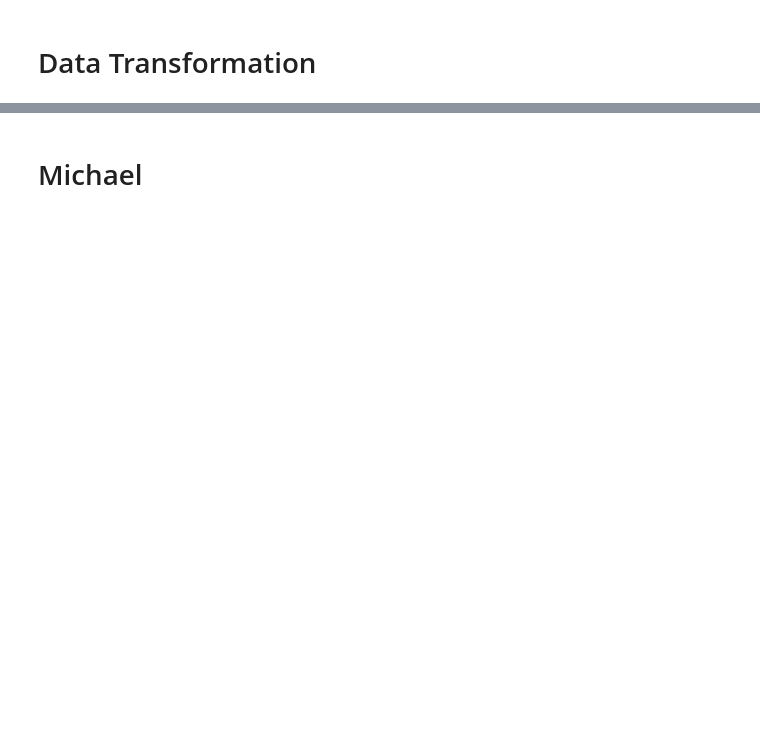
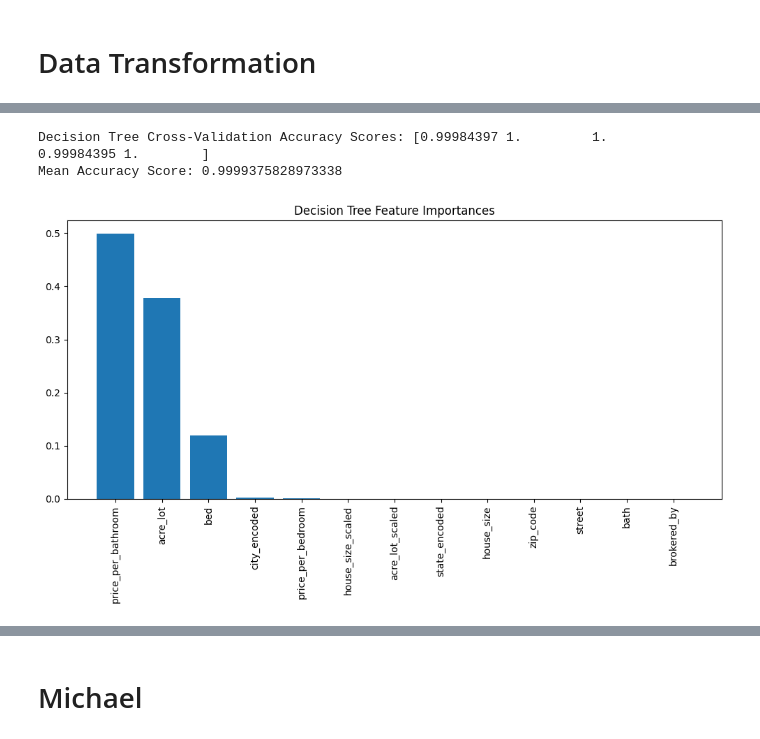
Before and after one commit to ReccaS/Project-2-Machine-Learning, a Jupyter notebook: Project 2.ipynb, the cells around one changed output, grey strips where cells are left out. Saved outputs shown, nothing was run; the diff lists cells and outputs as text; code cells hidden in the pictures; blank space fills up the shorter version.

```diff
--- a/Project 2.ipynb
+++ b/Project 2.ipynb
@@ -840,0 +691,18 @@ plt.show()
+# %%
+# Set up the Decision Tree Classifier model with a pipeline for scaling
+dt_pipeline = Pipeline([
+    ('scaler', StandardScaler()),
+    ('dt', DecisionTreeClassifier(random_state=42))
+])
+# %%
+# Hyperparameters to tune
+param_grid = {
+    'dt__max_depth': [None, 10, 20, 30, 40, 50],
+    'dt__min_samples_split': [2, 5, 10],
+    'dt__min_samples_leaf': [1, 2, 4],
+    'dt__criterion': ['gini', 'entropy']
+}
+# %%
+# Perform GridSearchCV to find the best hyperparameters
+grid_search_dt = GridSearchCV(dt_pipeline, param_grid, cv=5, scoring='accuracy', n_jobs=-1)
+grid_search_dt.fit(X_train, y_train)
@@ -840,0 +720,5 @@ plt.show()
+# %%
+# Best parameters and model performance
+best_dt_model = grid_search_dt.best_estimator_
+print(f"Best Hyperparameters for Decision Tree: {grid_search_dt.best_params_}")
+print(f"Best Cross-Validation Accuracy for Decision Tree: {grid_search_dt.best_score_}")
@@ -840,0 +751,21 @@ plt.show()
+# %%
+# Evaluate using cross-validation for more robust performance metrics
+cv_scores_dt = cross_val_score(best_dt_model, X_train, y_train, cv=5, scoring='accuracy')
+print(f"Decision Tree Cross-Validation Accuracy Scores: {cv_scores_dt}")
+print(f"Mean Accuracy Score: {cv_scores_dt.mean()}")
+# %% [output]
+Decision Tree Cross-Validation Accuracy Scores: [0.99984397 1.         1.         0.99984395 1.        ]
+Mean Accuracy Score: 0.9999375828973338
+# %%
+# Plotting feature importance
+if hasattr(best_dt_model.named_steps['dt'], 'feature_importances_'):
+    plt.figure(figsize=(10, 6))
+    feature_importances = best_dt_model.named_steps['dt'].feature_importances_
+    sorted_indices = np.argsort(feature_importances)[::-1]
+    plt.bar(range(X_train.shape[1]), feature_importances[sorted_indices])
+    plt.title('Decision Tree Feature Importances')
+    plt.xticks(range(X_train.shape[1]), X.columns[sorted_indices], rotation=90)
+    plt.tight_layout()
+    plt.show()
+# %% [output]
+[figure, added]
```
Also changed, not shown: parts of 117 cells of this notebook, 7 other files.
